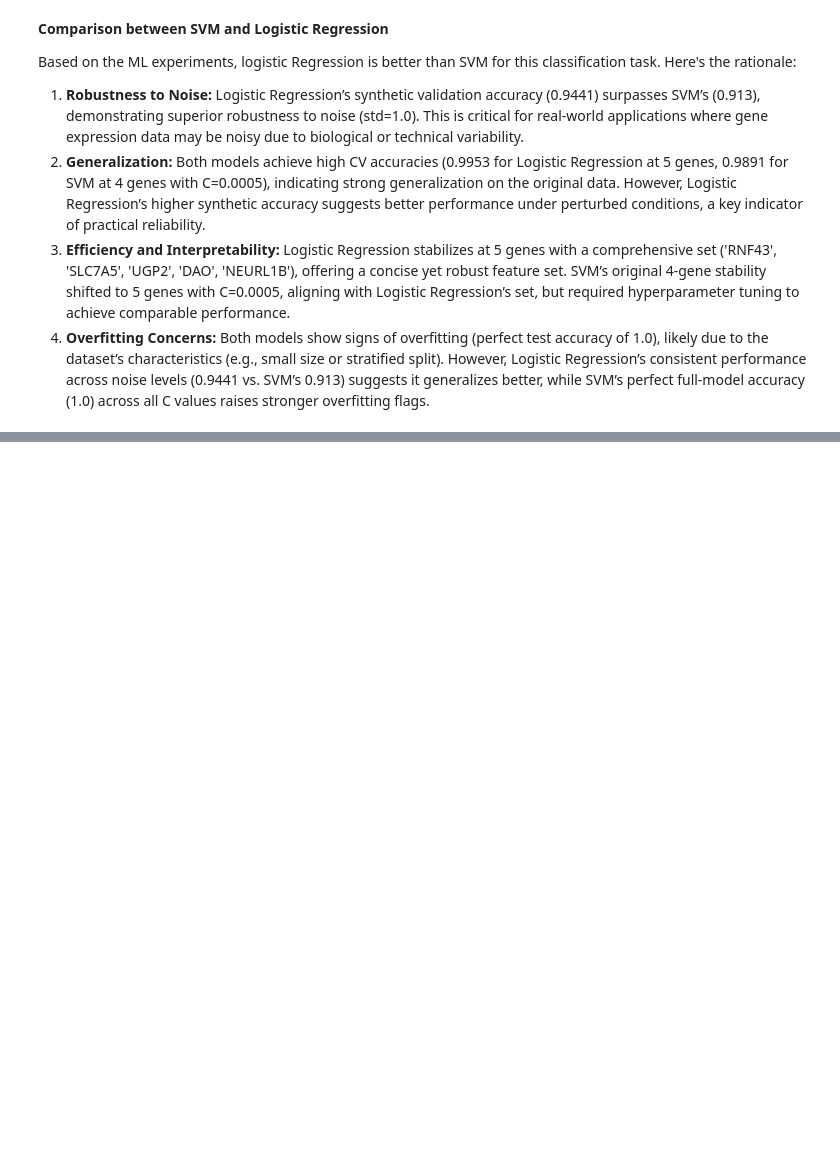
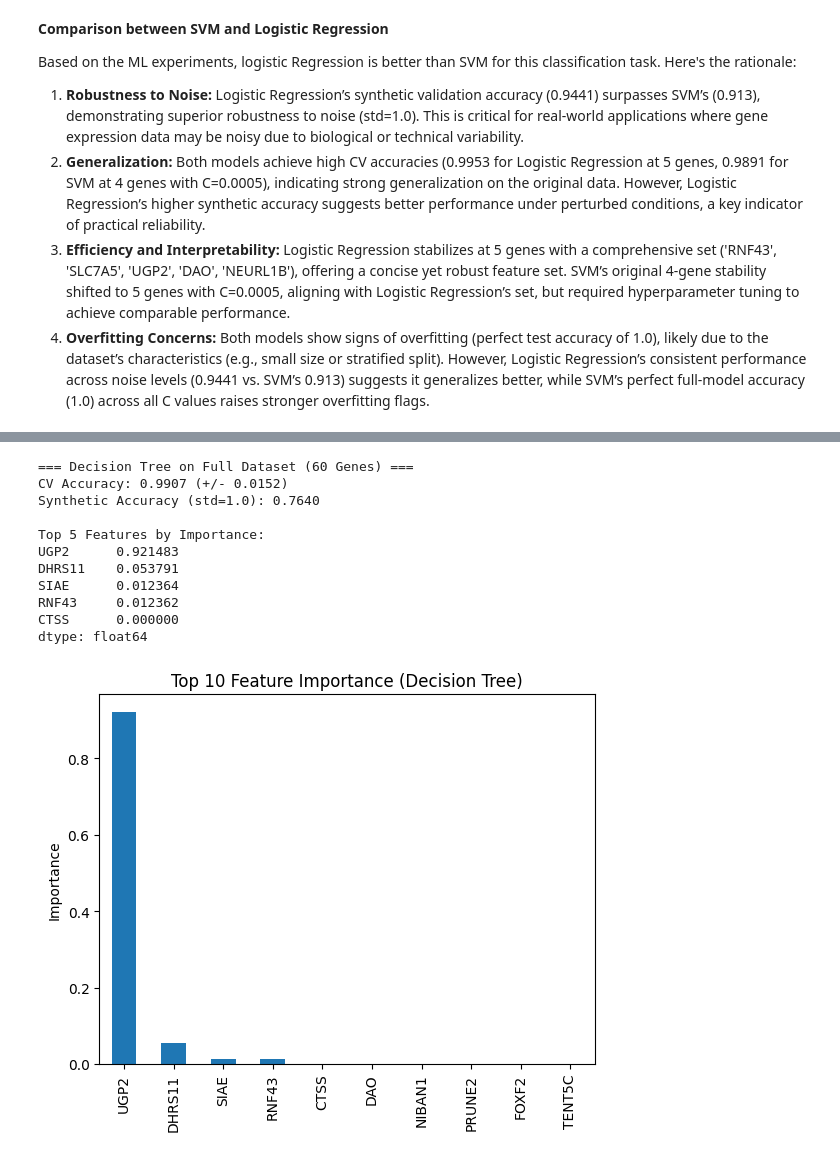
Before and after one commit to Laaliji/Colon-Cancer-Gene-Expression-Data-Classification-Analysis, a Jupyter notebook: Colon_Cancer_Gene_Expression_Analysis.ipynb, the cells around one changed output, grey strips where cells are left out. Cells and saved outputs as stored; diff of their text form; code cells hidden in the pictures; blank space fills up the shorter version.

```diff
--- a/Colon_Cancer_Gene_Expression_Analysis.ipynb
+++ b/Colon_Cancer_Gene_Expression_Analysis.ipynb
@@ -1279,0 +1785,55 @@ Based on the ML experiments, logistic Regression is better than SVM for this cla
+# %%
+# Use the full dataset (60 genes)
+# Ensure X_train_scaled and X_test_scaled are already defined and scaled
+X_train_full = X_train_scaled
+X_test_full = X_test_scaled
+
+# Generate synthetic data (std=1.0)
+X_synthetic_full = X_test_full.copy() + np.random.normal(loc=0, scale=1.0, size=X_test_full.shape)
+X_synthetic_full = pd.DataFrame(X_synthetic_full, columns=X_train_full.columns)
+
+# Train Decision Tree on full dataset
+dt_full = DecisionTreeClassifier(max_depth=5, random_state=42, criterion='gini')
+dt_full.fit(X_train_full, y_train)
+
+# Cross-Validation on full dataset
+cv_scores_full = cross_val_score(dt_full, X_train_full, y_train, cv=5, scoring='accuracy')
+cv_mean_full = cv_scores_full.mean()
+cv_std_full = cv_scores_full.std()
+
+# Synthetic Validation on full dataset
+synth_pred_full = dt_full.predict(X_synthetic_full)
+synth_acc_full = accuracy_score(y_test, synth_pred_full)
+
+# Feature Importance
+feature_importance = pd.Series(dt_full.feature_importances_, index=X_train_full.columns)
+feature_importance = feature_importance.sort_values(ascending=False)
+
+# Select top 5 features
+top_n = 5
+top_features = feature_importance.head(top_n).index.tolist()
+
+# Output results
+print("=== Decision Tree on Full Dataset (60 Genes) ===")
+print(f"CV Accuracy: {cv_mean_full:.4f} (+/- {cv_std_full * 2:.4f})")
+print(f"Synthetic Accuracy (std=1.0): {synth_acc_full:.4f}")
+print("\nTop 5 Features by Importance:")
+print(feature_importance.head(top_n))
+
+# Visualize Feature Importance (Top 10 for clarity)
+feature_importance.head(10).plot(kind='bar', title='Top 10 Feature Importance (Decision Tree)')
+plt.ylabel('Importance')
+plt.show()
+# %% [output]
+=== Decision Tree on Full Dataset (60 Genes) ===
+CV Accuracy: 0.9907 (+/- 0.0152)
+Synthetic Accuracy (std=1.0): 0.7640
+
+Top 5 Features by Importance:
+UGP2      0.921483
+DHRS11    0.053791
+SIAE      0.012364
+RNF43     0.012362
+CTSS      0.000000
+dtype: float64
+[figure, added]
```
Also changed, not shown: parts of 38 cells of this notebook.
